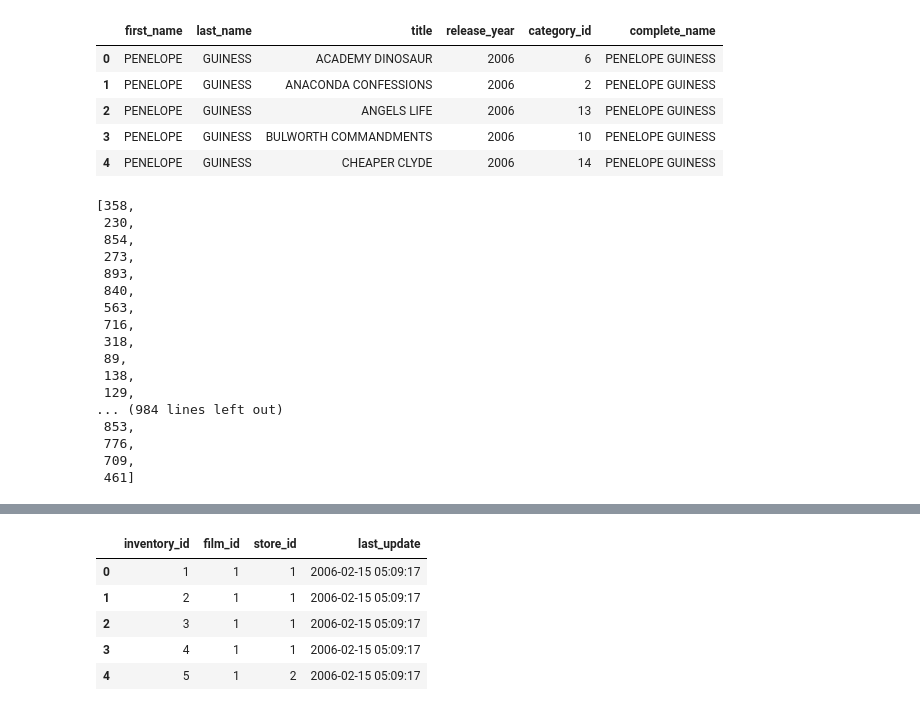
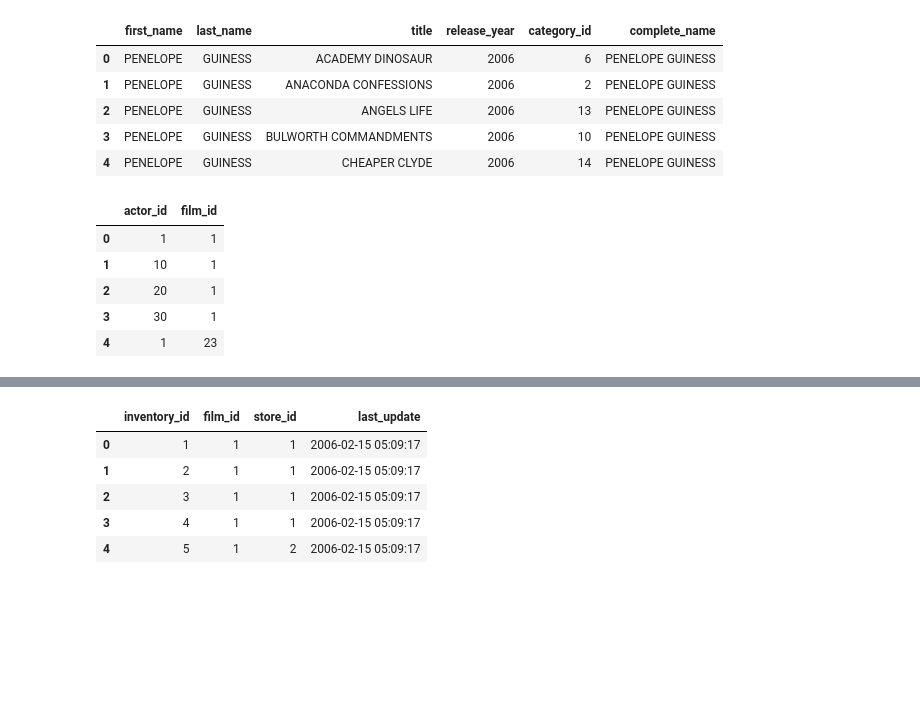
Before and after one commit to Davidmcii/DMC-w3-database-project, a Jupyter notebook: 2-code/w3-code.ipynb, the cells around one changed output, grey strips where cells are left out. Drawn from its saved outputs; the diff is of its cells as text; code cells hidden in the pictures; blank space fills up the shorter version.

```diff
--- a/2-code/w3-code.ipynb
+++ b/2-code/w3-code.ipynb
@@ -314,7 +399,16 @@ data6.head()
 | 3 | PENELOPE | GUINESS | BULWORTH COMMANDMENTS | 2006 | 10 | PENELOPE GUINESS |
 | 4 | PENELOPE | GUINESS | CHEAPER CLYDE | 2006 | 14 | PENELOPE GUINESS |
 # %%
-data6=data6.merge(data1, on='complete_name').merge(data3, on='title')[['actor_id', 'film_id', 'category_id']]
+data6=data6.merge(data1, on='complete_name').merge(data3, on='title')[['actor_id', 'film_id']]
+# %%
+data6.head()
+# %% [output]
+|  | actor_id | film_id |
+| 0 | 1 | 1 |
+| 1 | 10 | 1 |
+| 2 | 20 | 1 |
+| 3 | 30 | 1 |
+| 4 | 1 | 23 |
 # %%
 list_random=[]
 for i in range (len(data4.inventory_id)):
@@ -322,27 +416,6 @@ for i in range (len(data4.inventory_id)):
     r1 = random.randint(1, len(data4.inventory_id))
 
     list_random.append(r1)
-
-
-list_random
-# %% [output]
-[358,
- 230,
- 854,
- 273,
- 893,
- 840,
- 563,
- 716,
- 318,
- 89,
- 138,
- 129,
-... (984 lines left out)
- 853,
- 776,
- 709,
- 461]
 # %%
 data7['inventory_id']=list_random
 
```
Also changed, not shown: parts of 17 cells of this notebook, 4 other files.
